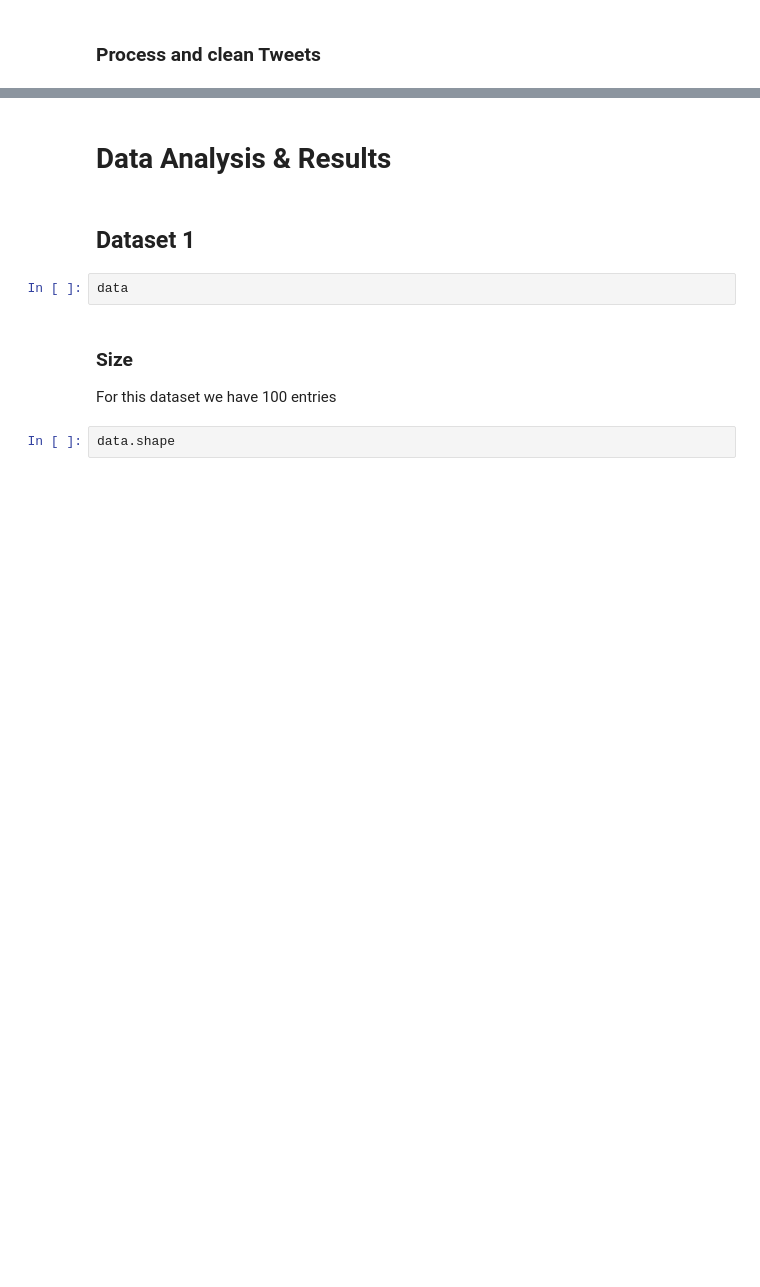
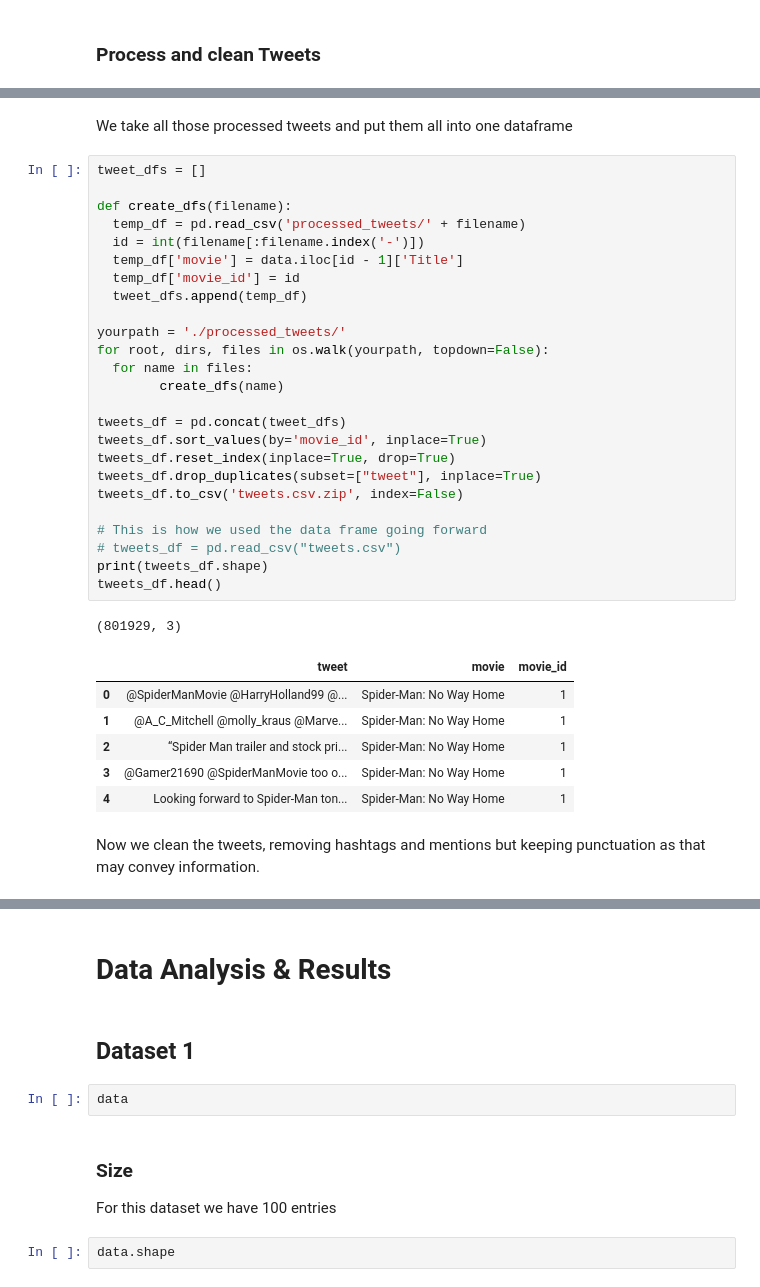
Before and after one commit to mabdilahCSE/Sentiment-Analysis, a Jupyter notebook: FinalProjectGroup012Sp22.ipynb, the cells around one changed output, grey strips where cells are left out. Drawn from its saved outputs; the diff is of its cells as text; blank space fills up the shorter version.

Commit message:
tweet scraping explanation

```diff
--- a/FinalProjectGroup012Sp22.ipynb
+++ b/FinalProjectGroup012Sp22.ipynb
@@ -225,2 +305,39 @@ KeyError: "['Unnamed: 0'] not found in axis"
+# %% [markdown]
+We take all those processed tweets and put them all into one dataframe
+# %%
+tweet_dfs = []
+
+def create_dfs(filename):
+  temp_df = pd.read_csv('processed_tweets/' + filename)
+  id = int(filename[:filename.index('-')])
+  temp_df['movie'] = data.iloc[id - 1]['Title']
+  temp_df['movie_id'] = id
+  tweet_dfs.append(temp_df)
+
+yourpath = './processed_tweets/'
+for root, dirs, files in os.walk(yourpath, topdown=False):
+  for name in files:
+        create_dfs(name)
+
+tweets_df = pd.concat(tweet_dfs)
+tweets_df.sort_values(by='movie_id', inplace=True)
+tweets_df.reset_index(inplace=True, drop=True)
+tweets_df.drop_duplicates(subset=["tweet"], inplace=True)
+tweets_df.to_csv('tweets.csv.zip', index=False)
+
+# This is how we used the data frame going forward
+# tweets_df = pd.read_csv("tweets.csv")
+print(tweets_df.shape)
+tweets_df.head()
+# %% [output]
+(801929, 3)
+|  | tweet | movie | movie_id |
+| 0 | @SpiderManMovie @HarryHolland99 @... | Spider-Man: No Way Home | 1 |
+| 1 | @A_C_Mitchell @molly_kraus @Marve... | Spider-Man: No Way Home | 1 |
+| 2 | “Spider Man trailer and stock pri... | Spider-Man: No Way Home | 1 |
+| 3 | @Gamer21690 @SpiderManMovie too o... | Spider-Man: No Way Home | 1 |
+| 4 | Looking forward to Spider-Man ton... | Spider-Man: No Way Home | 1 |
+# %% [markdown]
+Now we clean the tweets, removing hashtags and mentions but keeping punctuation as that may convey information.
 # %%
 # Process the tweets first
```
Also changed, not shown: parts of 17 cells of this notebook.
